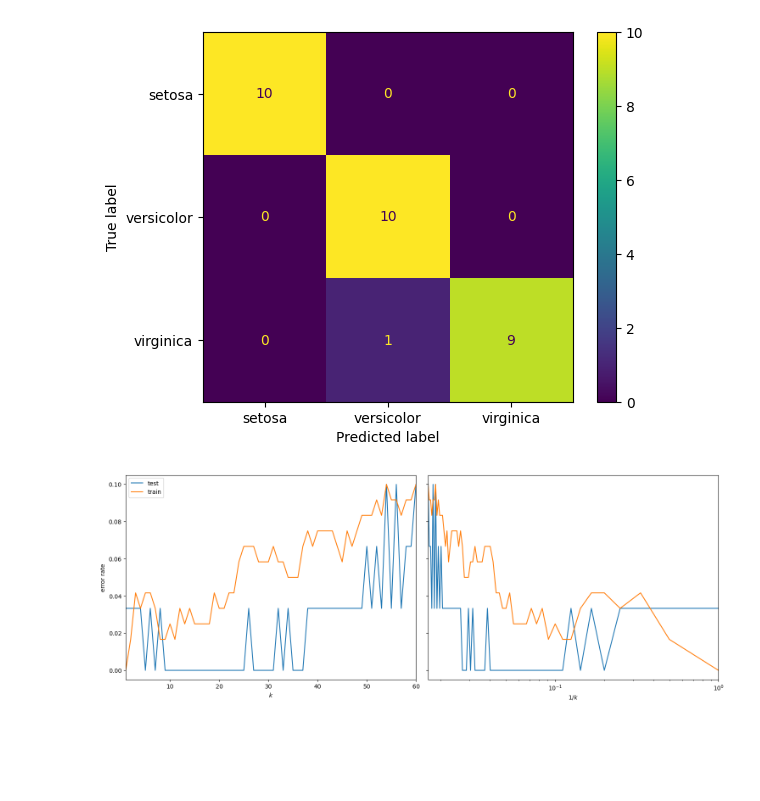
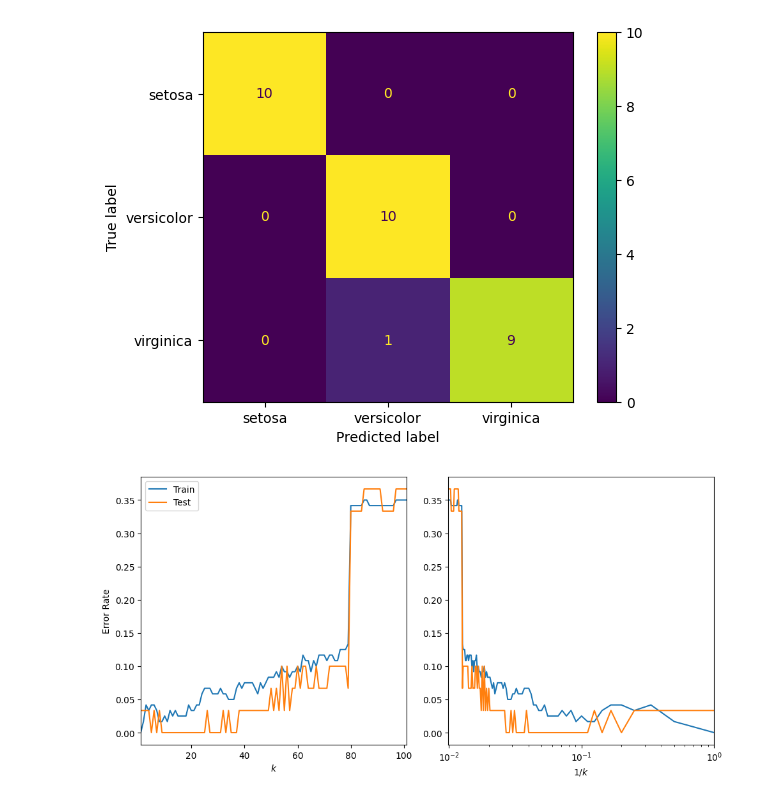
Before and after one commit to FullStackAnalyst/Data-Engineering, a Jupyter notebook: PYTHON/KNN.ipynb, the cells around one changed output. Drawn from its saved outputs; the diff is of its cells as text; code cells hidden in the pictures; blank space fills up the shorter version.

```diff
--- a/PYTHON/KNN.ipynb
+++ b/PYTHON/KNN.ipynb
@@ -93,5 +129,0 @@ class KNNC:
-# %%
-knn = KNNC(k=3)
-knn.fit(x_train, y_train)
-y_hat_test = knn.predict(x_test)
-y_hat_test
@@ -126,28 +160,31 @@ plt.show()
 # %% [output]
 [figure]
 # %%
-error_rates_train = []
-error_rates_test = []
+train_error_rates = []
+test_error_rates = []
+max_k = 101
 
-max_k = 60
-for k in range(1, max_k + 1):
-    knn = KNNC(k).fit(x_train, y_train)
-    error_rates_train.append(error_rate(y_train, knn.predict(x_train)))
-    error_rates_test.append(error_rate(y_test, knn.predict(x_test)))
+for i in range(1, max_k + 1):
+    knn = KNNC(i).fit(x_train, y_train)
+    train_error_rates.append(error_rate(y_train, knn.predict(x_train)))
+    test_error_rates.append(error_rate(y_test, knn.predict(x_test)))
 # %%
-_, axs = plt.subplots(1, 2, figsize=(15, 10 * 9 / 16), tight_layout=True, sharey=True)
+fig, axs = plt.subplots(1, 2, figsize=(10, 5), tight_layout=True)
 ks = np.arange(1, max_k + 1)
-axs[0].plot(ks, error_rates_test, label="test")
-axs[0].plot(ks, error_rates_train, label="train")
+
+axs[0].plot(ks, train_error_rates, label="Train")
+axs[0].plot(ks, test_error_rates, label="Test")
 axs[0].margins(x=0)
-axs[0].set_ylabel("error rate")
+axs[0].set_ylabel("Error Rate")
 axs[0].set_xlabel("$k$")
 axs[0].legend()
-axs[1].plot(1 / ks, error_rates_test)
-axs[1].plot(1 / ks, error_rates_train)
+
+axs[1].plot(1 / ks, train_error_rates, label="Train")
+axs[1].plot(1 / ks, test_error_rates, label="Test")
 axs[1].margins(x=0)
 axs[1].set_xlabel("$1/k$")
 axs[1].set_xscale("log")
+
 plt.show()
 # %% [output]
-[figure, old version]
+[figure, new version]
```
Also changed, not shown: parts of 12 cells of this notebook.
